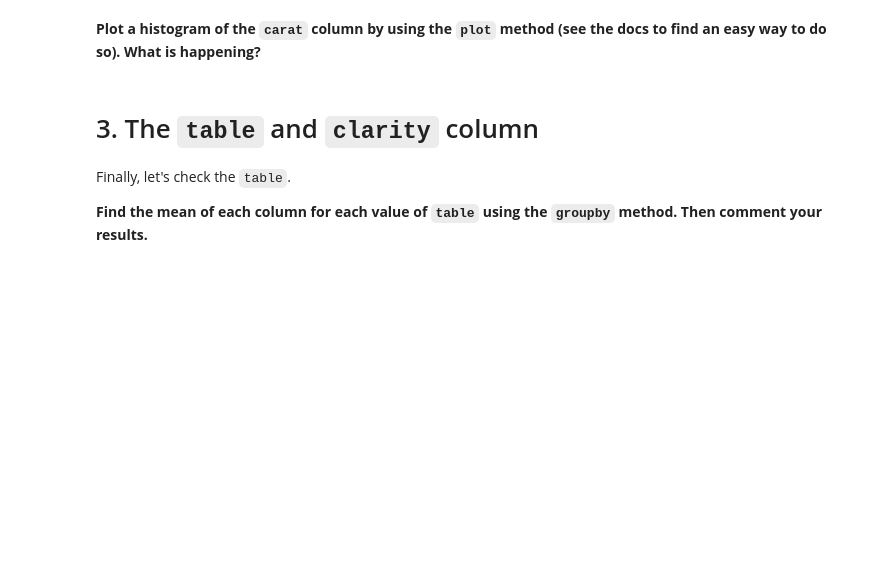
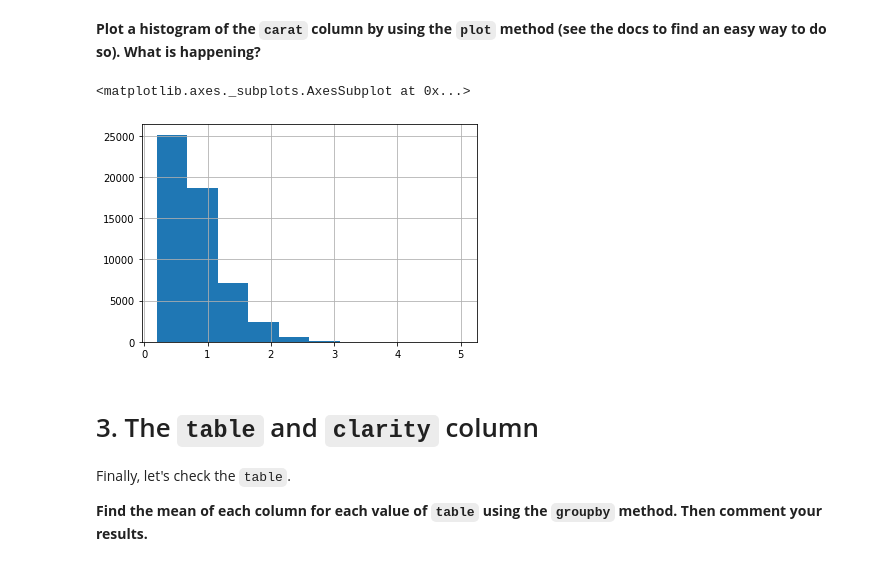
Before and after one commit to ta-data-lis/M2-mini-project1, a Jupyter notebook: 2.-EDA.ipynb, the cells around one changed output. Cells and saved outputs as stored; diff of their text form; code cells hidden in the pictures; blank space fills up the shorter version.

```diff
--- a/2.-EDA.ipynb
+++ b/2.-EDA.ipynb
@@ -64,3 +138,10 @@ Let's check the `carat` (weight), since this could also be a potential factor fo
+# %%
+#your code here
+data['carat'].hist()
+# there are more lighter diamonds, as shown in the skewed plot
+# %% [output]
+<matplotlib.axes._subplots.AxesSubplot at 0x...>
+[figure, added]
 # %% [markdown]
 # 3. The `table` and `clarity` column
 Finally, let's check the `table`.
```
Also changed, not shown: parts of 41 cells of this notebook, 1 other file.
